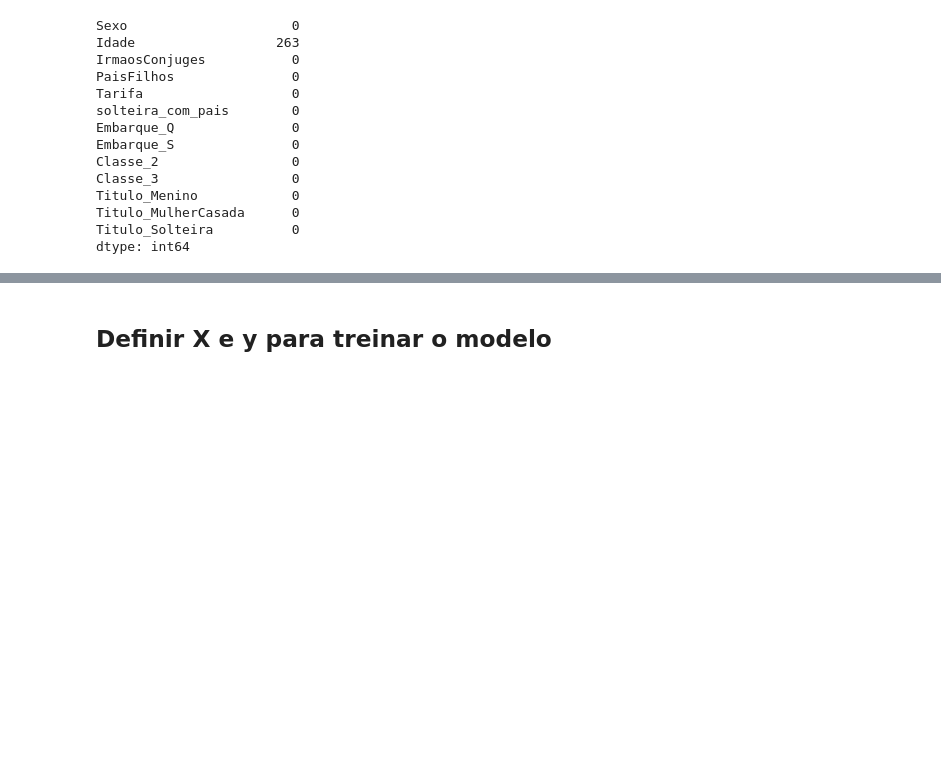
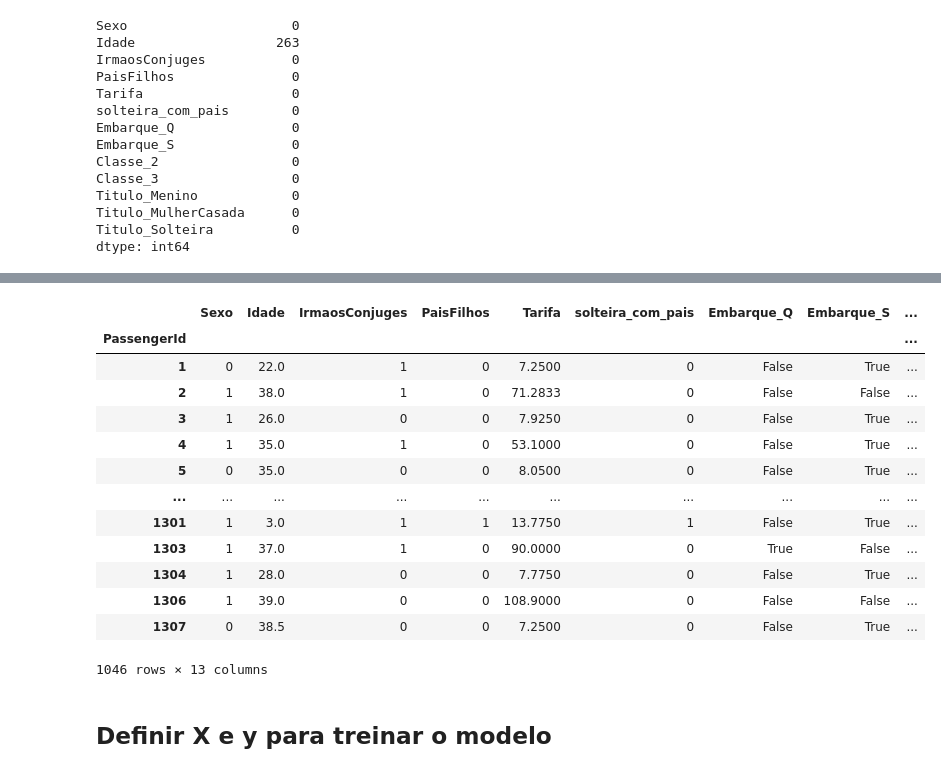
Before and after one commit to CaioPedersoliDiniz10/python, a Jupyter notebook: 09 - Projeto - Regressao Linear - Predicao da Idade/Regressão Linear - Predicao da Idade dos Passageiros do Titanic - Vazio.ipynb, the cells around one changed output, grey strips where cells are left out. Saved outputs shown, nothing was run; the diff lists cells and outputs as text; code cells hidden in the pictures; blank space fills up the shorter version.

```diff
--- a/09 - Projeto - Regressao Linear - Predicao da Idade/Regressão Linear - Predicao da Idade dos Passageiros do Titanic - Vazio.ipynb
+++ b/09 - Projeto - Regressao Linear - Predicao da Idade/Regressão Linear - Predicao da Idade dos Passageiros do Titanic - Vazio.ipynb
@@ -407,3 +424,20 @@ teste_idade.shape, train_idade.shape
+# %%
+train_idade
+# %% [output]
+|  | Sexo | Idade | IrmaosConjuges | PaisFilhos | Tarifa | solteira_com_pais | Embarque_Q | Embarque_S | ... |
+| PassengerId |  |  |  |  |  |  |  |  | ... |
+| 1 | 0 | 22.0 | 1 | 0 | 7.2500 | 0 | False | True | ... |
+| 2 | 1 | 38.0 | 1 | 0 | 71.2833 | 0 | False | False | ... |
+| 3 | 1 | 26.0 | 0 | 0 | 7.9250 | 0 | False | True | ... |
+| 4 | 1 | 35.0 | 1 | 0 | 53.1000 | 0 | False | True | ... |
+| 5 | 0 | 35.0 | 0 | 0 | 8.0500 | 0 | False | True | ... |
+| ... | ... | ... | ... | ... | ... | ... | ... | ... | ... |
+| 1301 | 1 | 3.0 | 1 | 1 | 13.7750 | 1 | False | True | ... |
+| 1303 | 1 | 37.0 | 1 | 0 | 90.0000 | 0 | True | False | ... |
+| 1304 | 1 | 28.0 | 0 | 0 | 7.7750 | 0 | False | True | ... |
+| 1306 | 1 | 39.0 | 0 | 0 | 108.9000 | 0 | False | False | ... |
+| 1307 | 0 | 38.5 | 0 | 0 | 7.2500 | 0 | False | True | ... |
+1046 rows × 13 columns
 # %% [markdown]
 ## Definir X e y para treinar o modelo
 # %%
```
Also changed, not shown: parts of 2 cells of this notebook.
